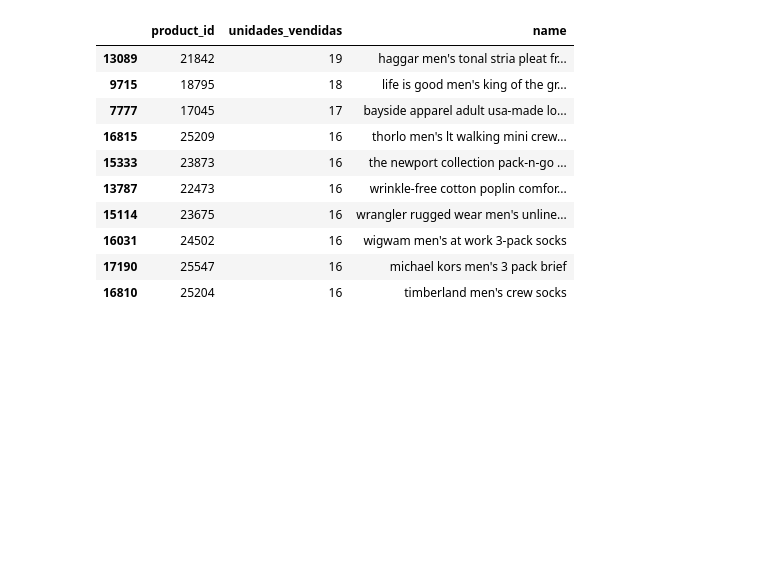
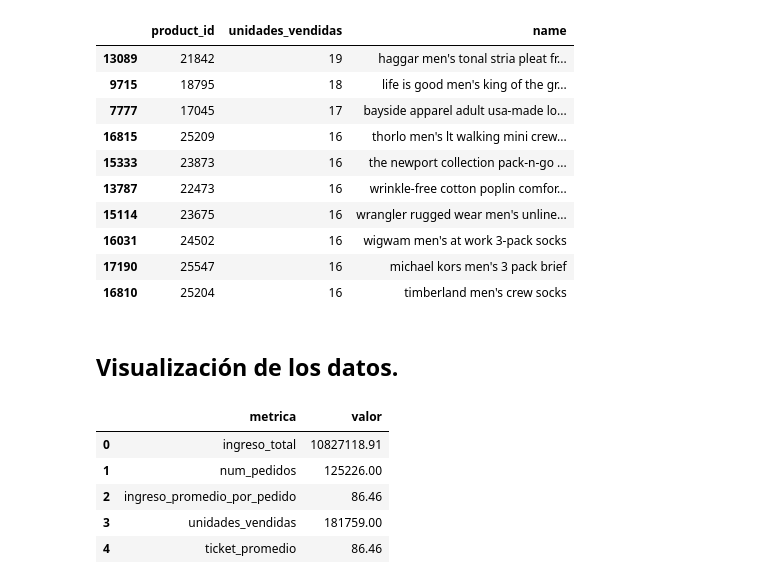
Before and after one commit to ecalderonf/master_DataAnalitics, a Jupyter notebook: modulo-09-proyecto-final/src/ecalderonf_proyecto_final.ipynb, the cells around one changed output. Cells and saved outputs as stored; diff of their text form; code cells hidden in the pictures; blank space fills up the shorter version.

```diff
--- a/modulo-09-proyecto-final/src/ecalderonf_proyecto_final.ipynb
+++ b/modulo-09-proyecto-final/src/ecalderonf_proyecto_final.ipynb
@@ -1166,3 +1169,19 @@ df_top_vendidos.head(10)
 | 16031 | 24502 | 16 | wigwam men's at work 3-pack socks |
 | 17190 | 25547 | 16 | michael kors men's 3 pack brief |
 | 16810 | 25204 | 16 | timberland men's crew socks |
+# %% [markdown]
+## Visualización de los datos.
+# %%
+# Métricas de ventas
+df_metricas = pd.DataFrame.from_dict(resumen_metricas_ventas, orient='index', columns=['valor'])
+df_metricas.index.name = 'metrica'
+df_metricas.reset_index(inplace=True)
+
+df_metricas
+# %% [output]
+|  | metrica | valor |
+| 0 | ingreso_total | 10827118.91 |
+| 1 | num_pedidos | 125226.00 |
+| 2 | ingreso_promedio_por_pedido | 86.46 |
+| 3 | unidades_vendidas | 181759.00 |
+| 4 | ticket_promedio | 86.46 |
```
Also changed, not shown: parts of 7 cells of this notebook.
